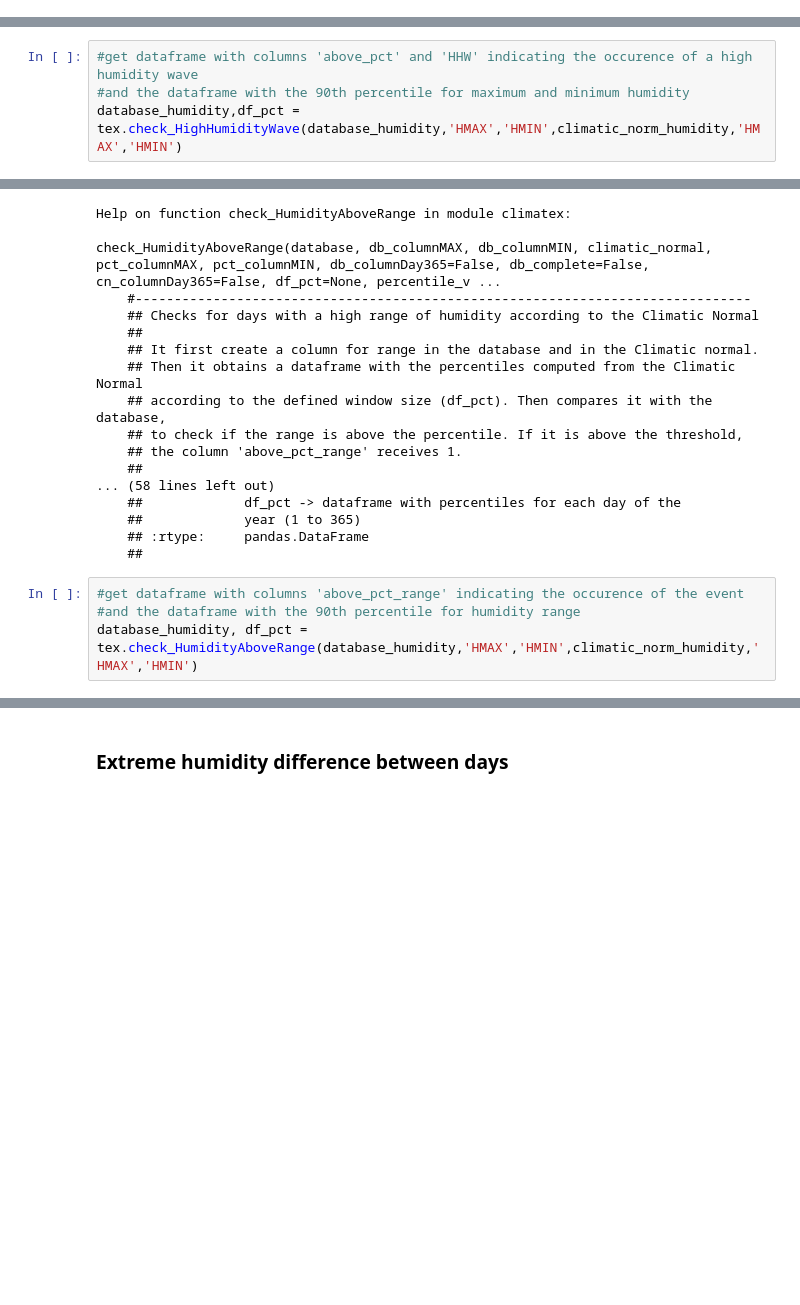
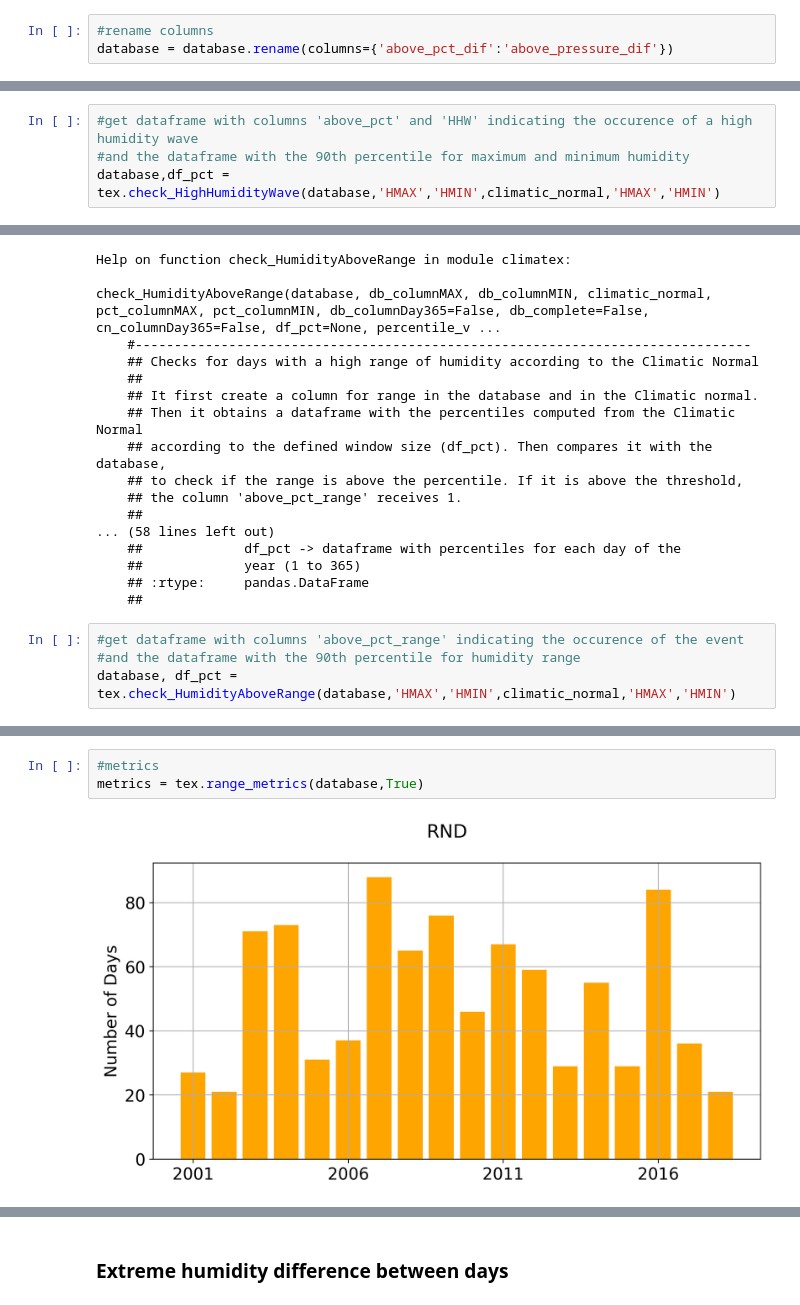
Before and after one commit to climate-and-health-datasci-Unicamp/project-climatic-variations-cardiovascular-diseases, a Jupyter notebook: notebooks/TR_2020_05_Extreme_climatic_events_for_Campinas.ipynb, the cells around one changed output, grey strips where cells are left out. Drawn from its saved outputs; the diff is of its cells as text; blank space fills up the shorter version.

```diff
--- a/notebooks/TR_2020_05_Extreme_climatic_events_for_Campinas.ipynb
+++ b/notebooks/TR_2020_05_Extreme_climatic_events_for_Campinas.ipynb
@@ -554,3 +406,6 @@ tex.wave_seasonMetrics(database_humidity,'LHW',True)
+# %%
+#rename columns
+database = database.rename(columns={'above_pct_dif':'above_pressure_dif'})
 # %% [markdown]
 ### **High Humidity Waves**
 # %%
@@ -576,5 +431,5 @@ check_HighHumidityWave(database, db_columnMAX, db_columnMIN, climatic_normal, pc
 # %%
 #get dataframe with columns 'above_pct' and 'HHW' indicating the occurence of a high humidity wave
 #and the dataframe with the 90th percentile for maximum and minimum humidity
-database_humidity,df_pct = tex.check_HighHumidityWave(database_humidity,'HMAX','HMIN',climatic_norm_humidity,'HMAX','HMIN')
+database,df_pct = tex.check_HighHumidityWave(database,'HMAX','HMIN',climatic_normal,'HMAX','HMIN')
 # %%
@@ -646,4 +482,4 @@ check_HumidityAboveRange(database, db_columnMAX, db_columnMIN, climatic_normal,
 # %%
 #get dataframe with columns 'above_pct_range' indicating the occurence of the event
 #and the dataframe with the 90th percentile for humidity range
-database_humidity, df_pct = tex.check_HumidityAboveRange(database_humidity,'HMAX','HMIN',climatic_norm_humidity,'HMAX','HMIN')
+database, df_pct = tex.check_HumidityAboveRange(database,'HMAX','HMIN',climatic_normal,'HMAX','HMIN')
@@ -689,0 +486,5 @@ tex.range_seasonMetrics(database_humidity,True)
+# %%
+#metrics
+metrics = tex.range_metrics(database,True)
+# %% [output]
+[figure, added]
```
Also changed, not shown: parts of 70 cells of this notebook.
